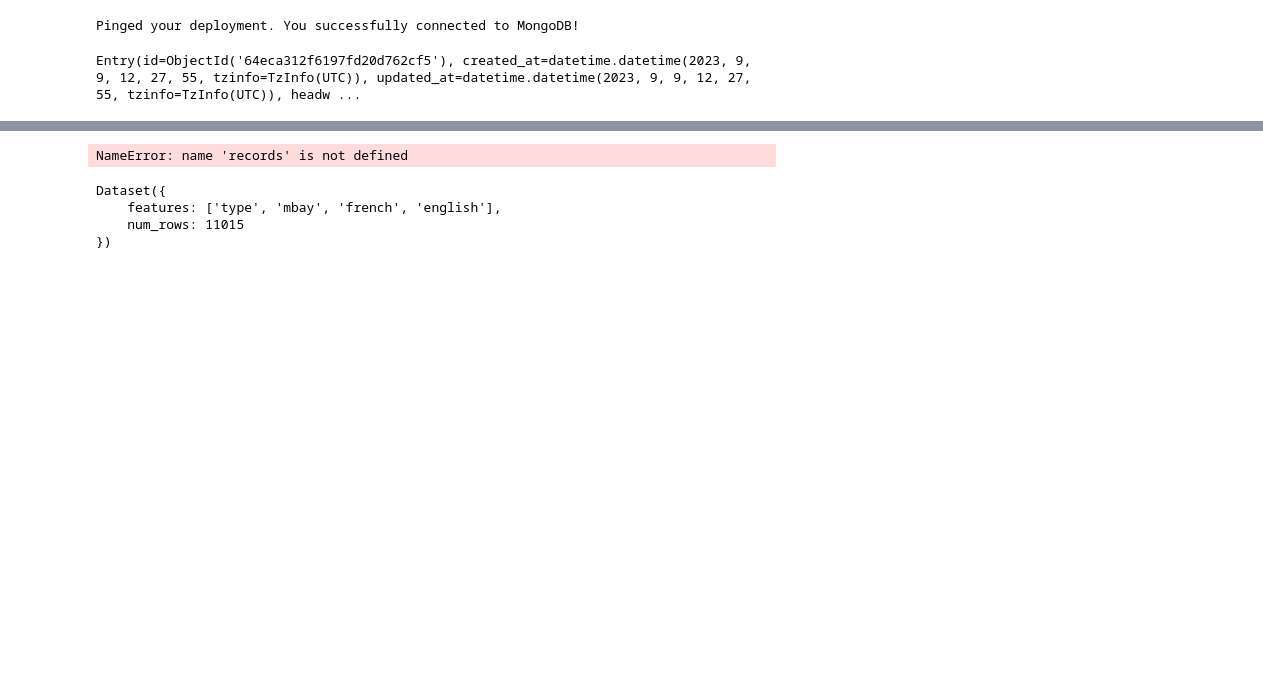
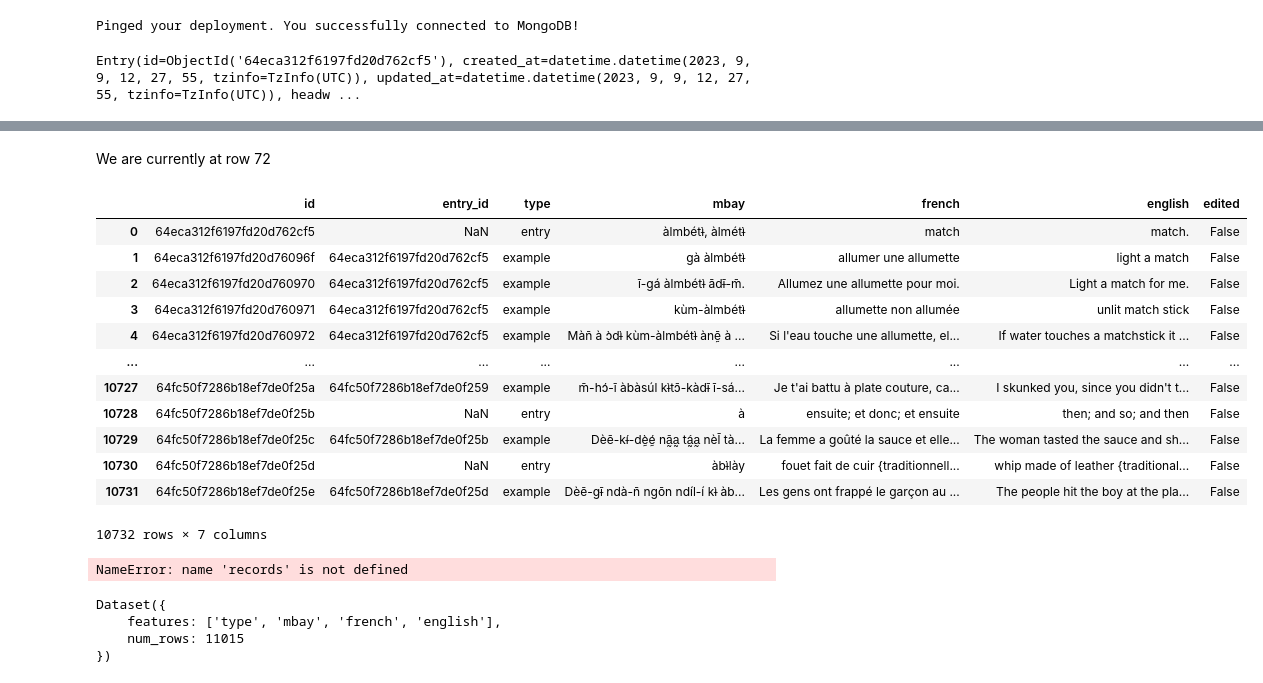
Before and after one commit to ndilsou/mbay-to-french-NMT, a Jupyter notebook: py/development/preprocessing/dataprep.ipynb, the cells around one changed output, grey strips where cells are left out. Drawn from its saved outputs; the diff is of its cells as text; code cells hidden in the pictures; blank space fills up the shorter version.

```diff
--- a/py/development/preprocessing/dataprep.ipynb
+++ b/py/development/preprocessing/dataprep.ipynb
@@ -137,4 +256,5 @@ len(records) / len(entries)
 # %%
+CSV_REVIEW_DATASET_PATH = "../../datasets/mbay-translations-review.csv"
 CSV_DATASET_PATH = "../../datasets/mbay-translations-flattened.csv.gzip"
 SPLIT_DATASET_PATH = "../../datasets/mbay-translations/"
 TOKENIZED_DATASET_PATH = "../../datasets/mbay-translations-tokenized/"
@@ -141,3 +264,23 @@ TOKENIZED_DATASET_PATH = "../../datasets/mbay-translations-tokenized/"
+# %% [markdown]
+We are currently at row 72
+# %%
+df = pd.read_csv(CSV_REVIEW_DATASET_PATH)
+# %%
+df
+# %% [output]
+|  | id | entry_id | type | mbay | french | english | edited |
+| 0 | 64eca312f6197fd20d762cf5 | NaN | entry | àlmbétɨ̀, àlmétɨ̀ | match | match. | False |
+| 1 | 64eca312f6197fd20d76096f | 64eca312f6197fd20d762cf5 | example | gà àlmbétɨ̀ | allumer une allumette | light a match | False |
+| 2 | 64eca312f6197fd20d760970 | 64eca312f6197fd20d762cf5 | example | ī-gá àlmbétɨ̀ ādɨ̄-m̄. | Allumez une allumette pour moi. | Light a match for me. | False |
+| 3 | 64eca312f6197fd20d760971 | 64eca312f6197fd20d762cf5 | example | kùm-àlmbétɨ̀ | allumette non allumée | unlit match stick | False |
+| 4 | 64eca312f6197fd20d760972 | 64eca312f6197fd20d762cf5 | example | Màn̄ à ɔ̀dɨ̀ kùm-àlmbétɨ̀ ànḛ̄ à ... | Si l'eau touche une allumette, el... | If water touches a matchstick it ... | False |
+| ... | ... | ... | ... | ... | ... | ... | ... |
+| 10727 | 64fc50f7286b18ef7de0f25a | 64fc50f7286b18ef7de0f259 | example | m̄-hɔ́-ī àbàsúl kɨ̀tɔ̄-kàdɨ̄ ī-sá... | Je t'ai battu à plate couture, ca... | I skunked you, since you didn't t... | False |
+| 10728 | 64fc50f7286b18ef7de0f25b | NaN | entry | à | ensuite; et donc; et ensuite | then; and so; and then | False |
+| 10729 | 64fc50f7286b18ef7de0f25c | 64fc50f7286b18ef7de0f25b | example | Dèē-kɨ́-dḛ̀ḛ́ nā̰a̰ tá̰a̰ nèl̄ tà... | La femme a goûté la sauce et elle... | The woman tasted the sauce and sh... | False |
+| 10730 | 64fc50f7286b18ef7de0f25d | NaN | entry | àbɨ̀lày | fouet fait de cuir {traditionnell... | whip made of leather {traditional... | False |
+| 10731 | 64fc50f7286b18ef7de0f25e | 64fc50f7286b18ef7de0f25d | example | Dèē-gɨ̄ ndà-n̄ ngōn ndíl-í kɨ̀ àb... | Les gens ont frappé le garçon au ... | The people hit the boy at the pla... | False |
+10732 rows × 7 columns
 # %%
 df = pd.DataFrame(records)
 df.to_csv(CSV_DATASET_PATH, index=False, compression="gzip")
```
Also changed, not shown: parts of 17 cells of this notebook.
